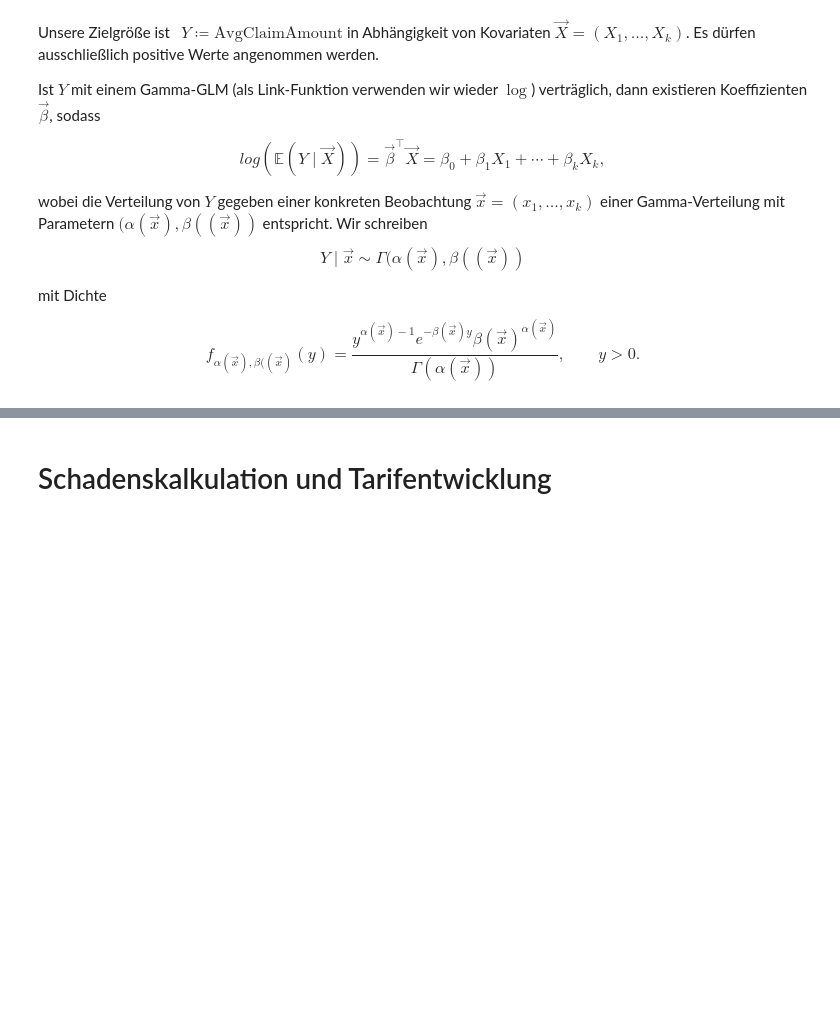
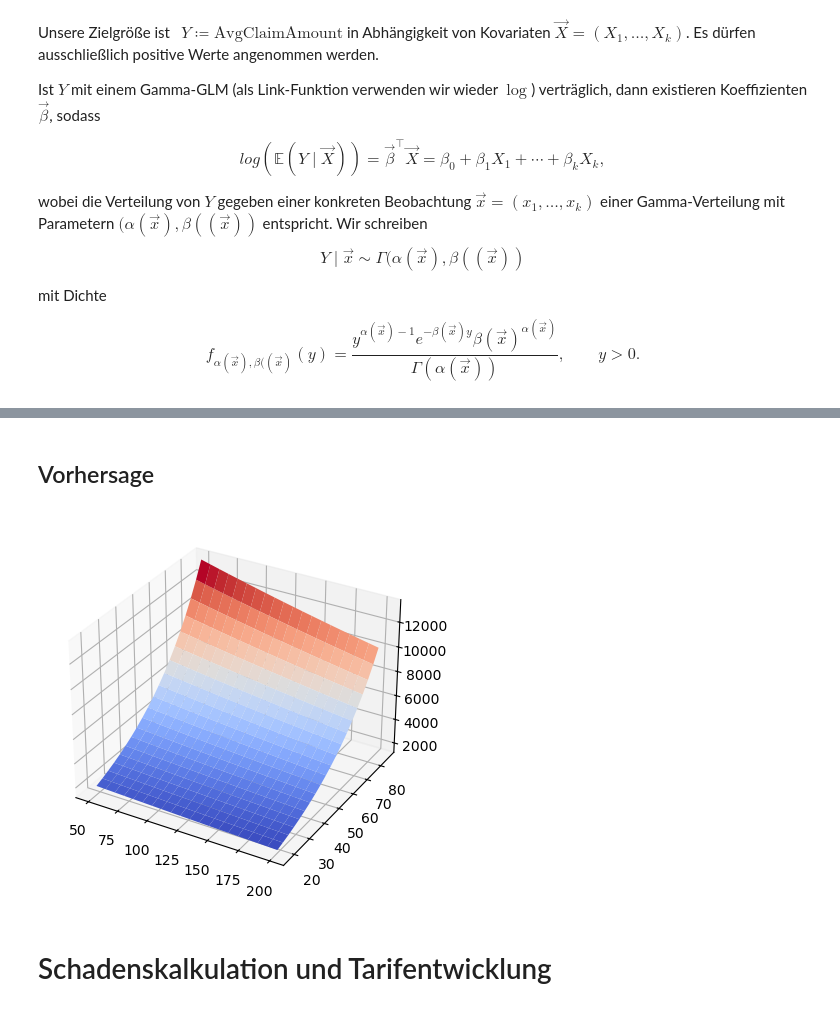
Before and after one commit to mvaassen/axa-data-challenge, a Jupyter notebook: AXADataChallenge/presentation.ipynb, the cells around one changed output, grey strips where cells are left out. Drawn from its saved outputs; the diff is of its cells as text; code cells hidden in the pictures; blank space fills up the shorter version.

```diff
--- a/AXADataChallenge/presentation.ipynb
+++ b/AXADataChallenge/presentation.ipynb
@@ -533,14 +566,11 @@ $$f_{\alpha(\vec{x}), \beta((\vec{x})}(y) = \frac{y^{\alpha(\vec{x}) - 1} e^{-\b
 # %%
 # GLM fit in Python for comparison
 
-formula = "AvgClaimAmount ~ BonusMalus"
-glm_gamma = smf.glm(formula=formula, data=df_claimNb_not_zero, family=sm.families.Gamma(link=sm.families.links.Log()))
+formula = "AvgClaimAmount ~ BonusMalus + DrivAge"
+glm_gamma = smf.glm(formula=formula, data=train_avgclaimsev, family=sm.families.Gamma(link=sm.families.links.Log()))
 
 res_gamma = glm_gamma.fit()
 print(res_gamma.summary())
 
 #y_pred = res_gamma.predict(exog=dict(DrivAge=df_claimNb_not_zero["DrivAge"]))
 #metrics.r2_score(df_claimNb_not_zero["AvgClaimAmount"], y_pred)
-
-
-print(res_poisson.summary())
@@ -547,3 +596,30 @@ print(res_poisson.summary())
+# %% [markdown]
+## Vorhersage
+# %%
+# Desired range and sample points for each feature
+x_feat1 = np.linspace(50, 200, 20)
+x_feat2 = np.linspace(18, 85, 20)
+
+xv, yv = np.meshgrid(x_feat1, x_feat2)
+
+def ptw_predict(x, y):
+    x_data = pd.DataFrame({"BonusMalus": [x], "DrivAge": [y]})
+    return res_gamma.predict(exog=x_data)
+
+output = np.empty((len(x_feat1), len(x_feat2)))
+for i, xcoord in enumerate(x_feat1):
+    for j, ycoord in enumerate(x_feat2):
+        output[i, j] = ptw_predict(xcoord, ycoord)
+
+# test_pred = res_gamma.predict(exog=test_avgclaimsev[["BonusMalus", "Density"]])
+
+fig, ax = plt.subplots(subplot_kw={"projection": "3d"})
+
+# Plot the surface.
+surf = ax.plot_surface(xv, yv, output, cmap=cm.coolwarm,
+                       linewidth=0, antialiased=True)
+# %% [output]
+[figure, added]
 # %% [markdown]
 # Schadenskalkulation und Tarifentwicklung
 # %% [markdown]
```
Also changed, not shown: parts of 12 cells of this notebook, 3 other files.
